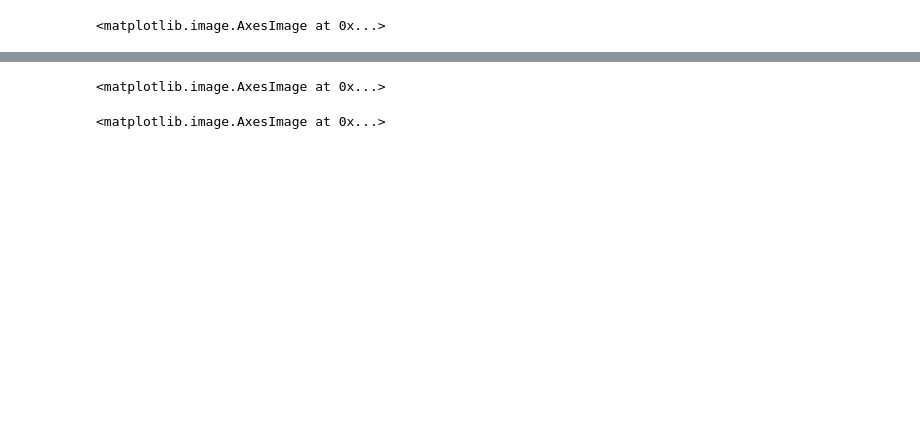
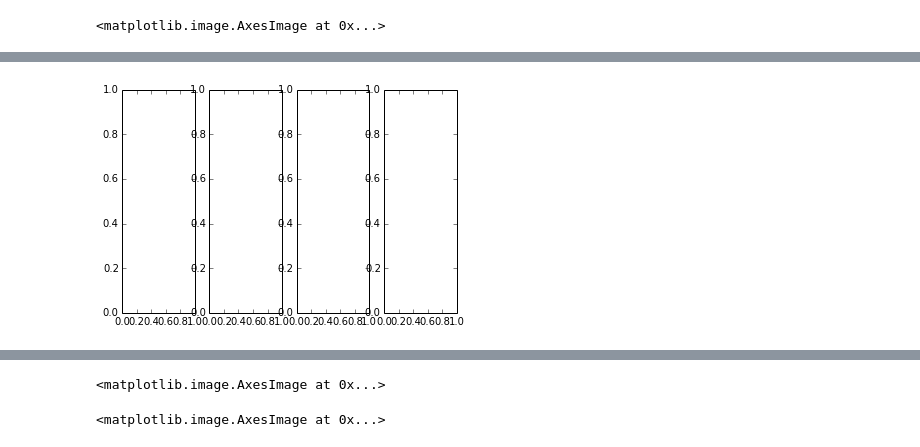
Before and after one commit to mpellegri/FoodvSkin, a Jupyter notebook: Skin color.ipynb, the cells around one changed output, grey strips where cells are left out. Cells and saved outputs as stored; diff of their text form; code cells hidden in the pictures; blank space fills up the shorter version.

```diff
--- a/Skin color.ipynb
+++ b/Skin color.ipynb
@@ -87,0 +124,5 @@ morphology.binary_erosion(img_filled, iterations = 2, structure = struct1, outpu
+# %%
+f,ax=plt.subplots(1,4)
+a=ax[0]
+# %% [output]
+[figure, added]
```
Also changed, not shown: parts of 15 cells of this notebook, 1 other file.
